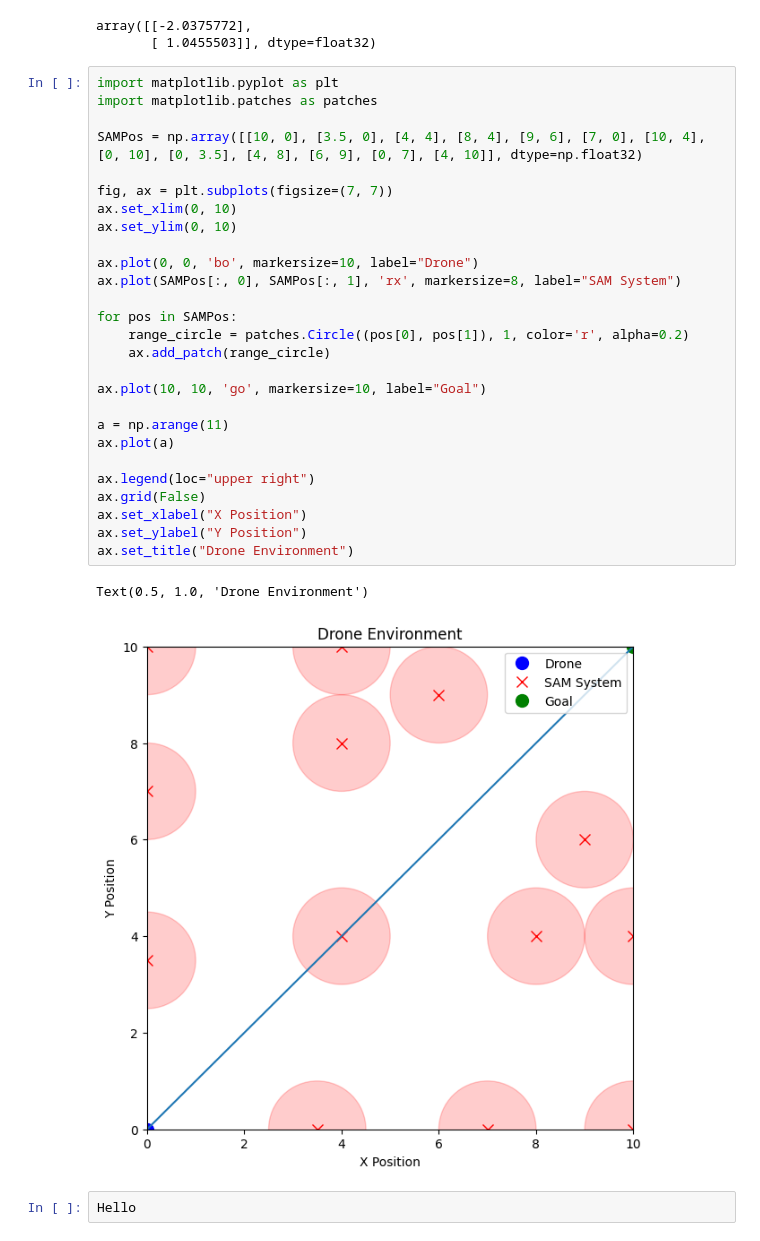
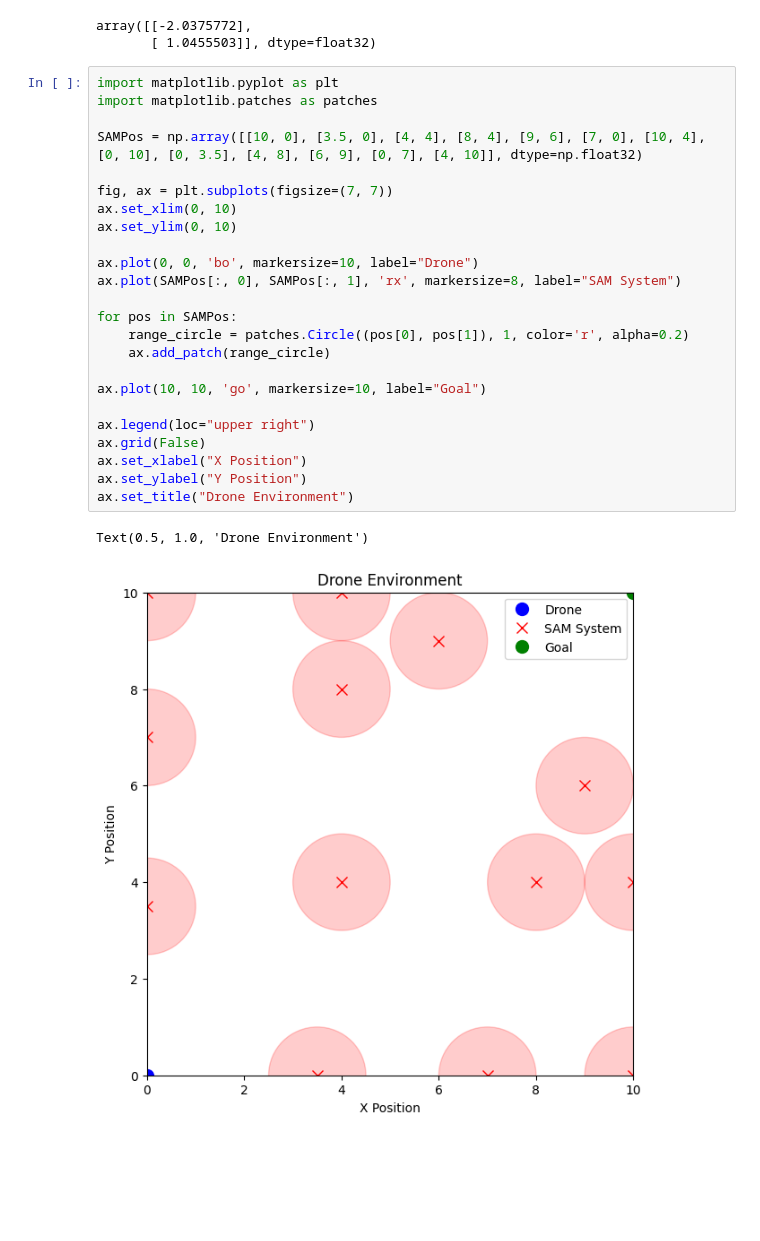
Before and after one commit to AshvinSehgal/AI-ML, a Jupyter notebook: RL/rough.ipynb, the cells around one changed output. Cells and saved outputs as stored; diff of their text form; blank space fills up the shorter version.

```diff
--- a/RL/rough.ipynb
+++ b/RL/rough.ipynb
@@ -87,32 +87,27 @@ array([[-2.0375772],
 # %%
 import matplotlib.pyplot as plt
 import matplotlib.patches as patches
 
 SAMPos = np.array([[10, 0], [3.5, 0], [4, 4], [8, 4], [9, 6], [7, 0], [10, 4], [0, 10], [0, 3.5], [4, 8], [6, 9], [0, 7], [4, 10]], dtype=np.float32)
 
 fig, ax = plt.subplots(figsize=(7, 7))
 ax.set_xlim(0, 10)
 ax.set_ylim(0, 10)
 
 ax.plot(0, 0, 'bo', markersize=10, label="Drone")
 ax.plot(SAMPos[:, 0], SAMPos[:, 1], 'rx', markersize=8, label="SAM System")
 
 for pos in SAMPos:
     range_circle = patches.Circle((pos[0], pos[1]), 1, color='r', alpha=0.2)
     ax.add_patch(range_circle)
 
 ax.plot(10, 10, 'go', markersize=10, label="Goal")
 
-a = np.arange(11)
-ax.plot(a)
-
 ax.legend(loc="upper right")
 ax.grid(False)
 ax.set_xlabel("X Position")
 ax.set_ylabel("Y Position")
 ax.set_title("Drone Environment")
 # %% [output]
 Text(0.5, 1.0, 'Drone Environment')
-[figure, old version]
+[figure, new version]
-# %%
-Hello
```
Also changed, not shown: parts of 1 cell of this notebook.
